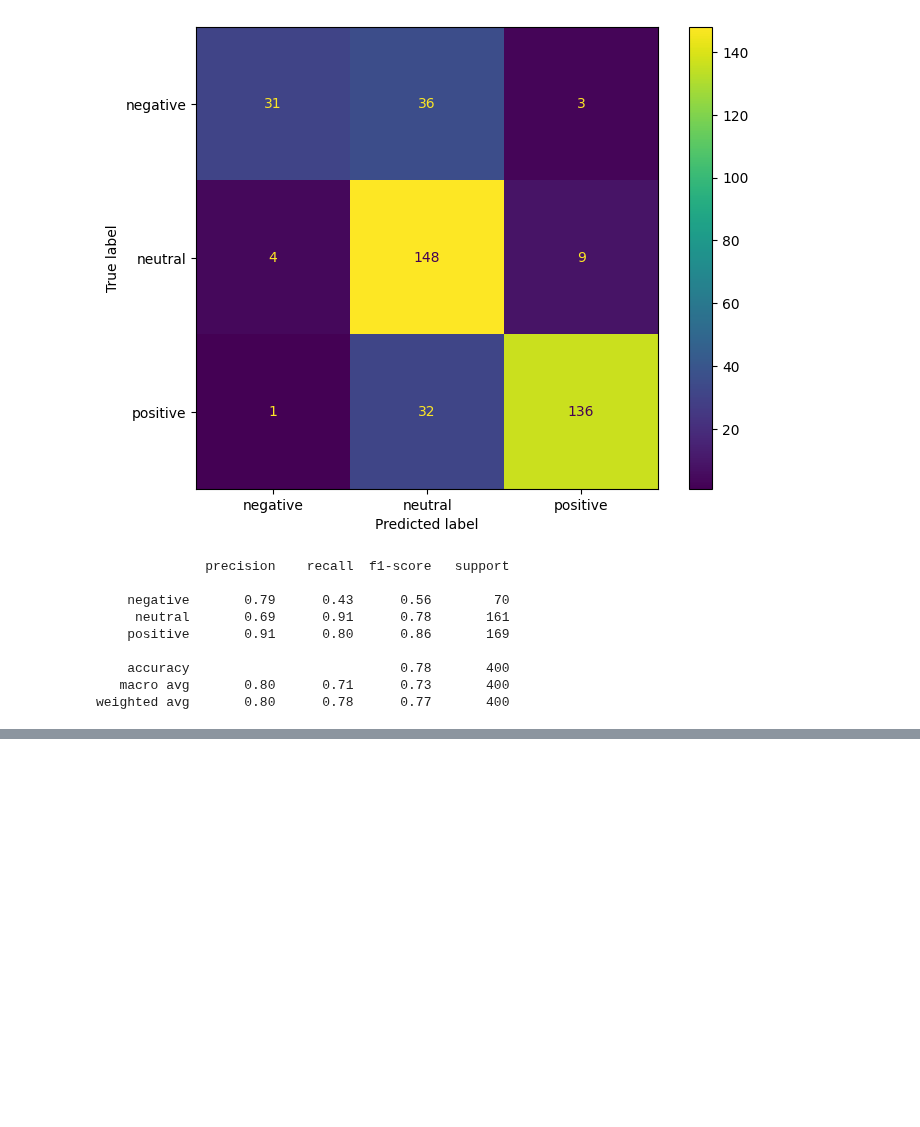
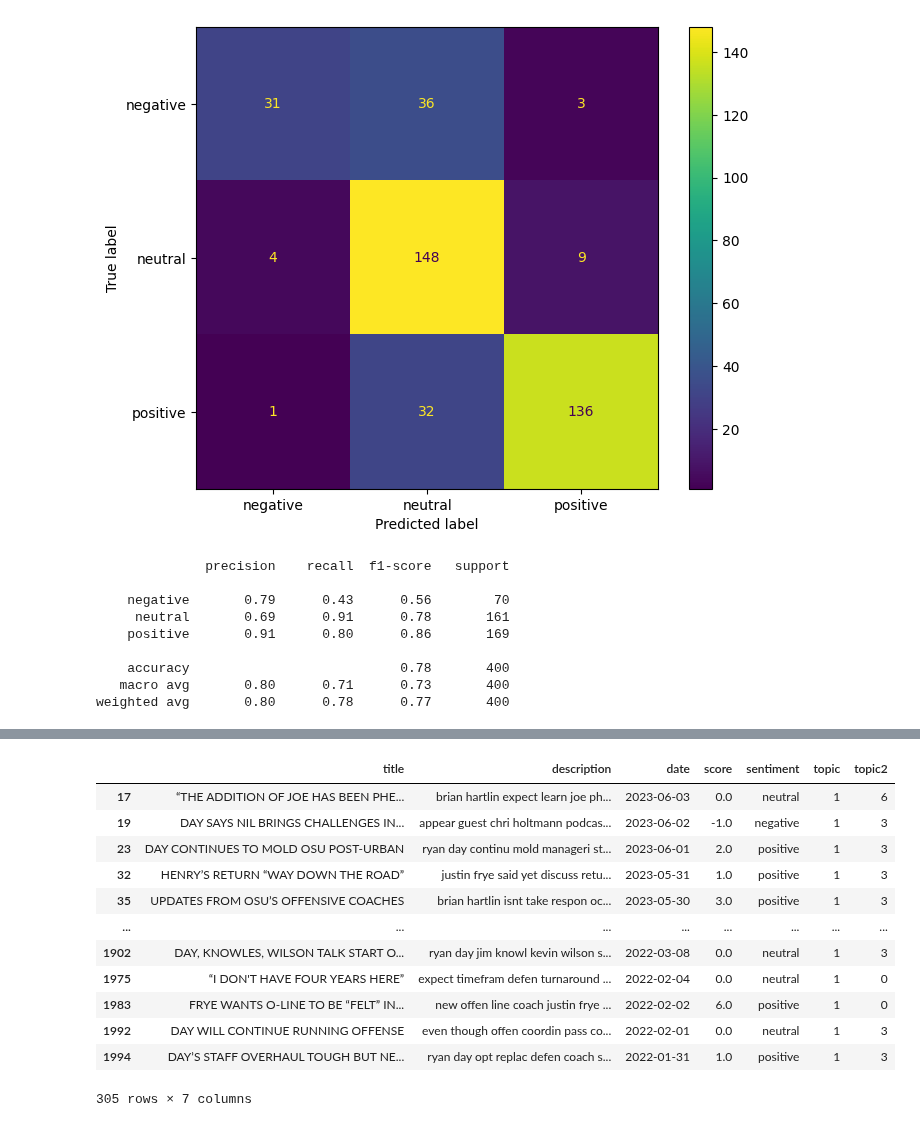
Before and after one commit to wjurden/college-football-project, a Jupyter notebook: code/deep_dives/eleven_warriors_sentiment_analysis.ipynb, the cells around one changed output, grey strips where cells are left out. Saved outputs shown, nothing was run; the diff lists cells and outputs as text; code cells hidden in the pictures; blank space fills up the shorter version.

```diff
--- a/code/deep_dives/eleven_warriors_sentiment_analysis.ipynb
+++ b/code/deep_dives/eleven_warriors_sentiment_analysis.ipynb
@@ -360,0 +427,16 @@ df.head()
+# %%
+df[df.topic == 1]
+# %% [output]
+|  | title | description | date | score | sentiment | topic | topic2 |
+| 17 | “THE ADDITION OF JOE HAS BEEN PHE... | brian hartlin expect learn joe ph... | 2023-06-03 | 0.0 | neutral | 1 | 6 |
+| 19 | DAY SAYS NIL BRINGS CHALLENGES IN... | appear guest chri holtmann podcas... | 2023-06-02 | -1.0 | negative | 1 | 3 |
+| 23 | DAY CONTINUES TO MOLD OSU POST-URBAN | ryan day continu mold manageri st... | 2023-06-01 | 2.0 | positive | 1 | 3 |
+| 32 | HENRY’S RETURN “WAY DOWN THE ROAD” | justin frye said yet discuss retu... | 2023-05-31 | 1.0 | positive | 1 | 3 |
+| 35 | UPDATES FROM OSU’S OFFENSIVE COACHES | brian hartlin isnt take respon oc... | 2023-05-30 | 3.0 | positive | 1 | 3 |
+| ... | ... | ... | ... | ... | ... | ... | ... |
+| 1902 | DAY, KNOWLES, WILSON TALK START O... | ryan day jim knowl kevin wilson s... | 2022-03-08 | 0.0 | neutral | 1 | 3 |
+| 1975 | “I DON'T HAVE FOUR YEARS HERE” | expect timefram defen turnaround ... | 2022-02-04 | 0.0 | neutral | 1 | 0 |
+| 1983 | FRYE WANTS O-LINE TO BE “FELT” IN... | new offen line coach justin frye ... | 2022-02-02 | 6.0 | positive | 1 | 0 |
+| 1992 | DAY WILL CONTINUE RUNNING OFFENSE | even though offen coordin pass co... | 2022-02-01 | 0.0 | neutral | 1 | 3 |
+| 1994 | DAY’S STAFF OVERHAUL TOUGH BUT NE... | ryan day opt replac defen coach s... | 2022-01-31 | 1.0 | positive | 1 | 3 |
+305 rows × 7 columns
```
Also changed, not shown: parts of 21 cells of this notebook.
